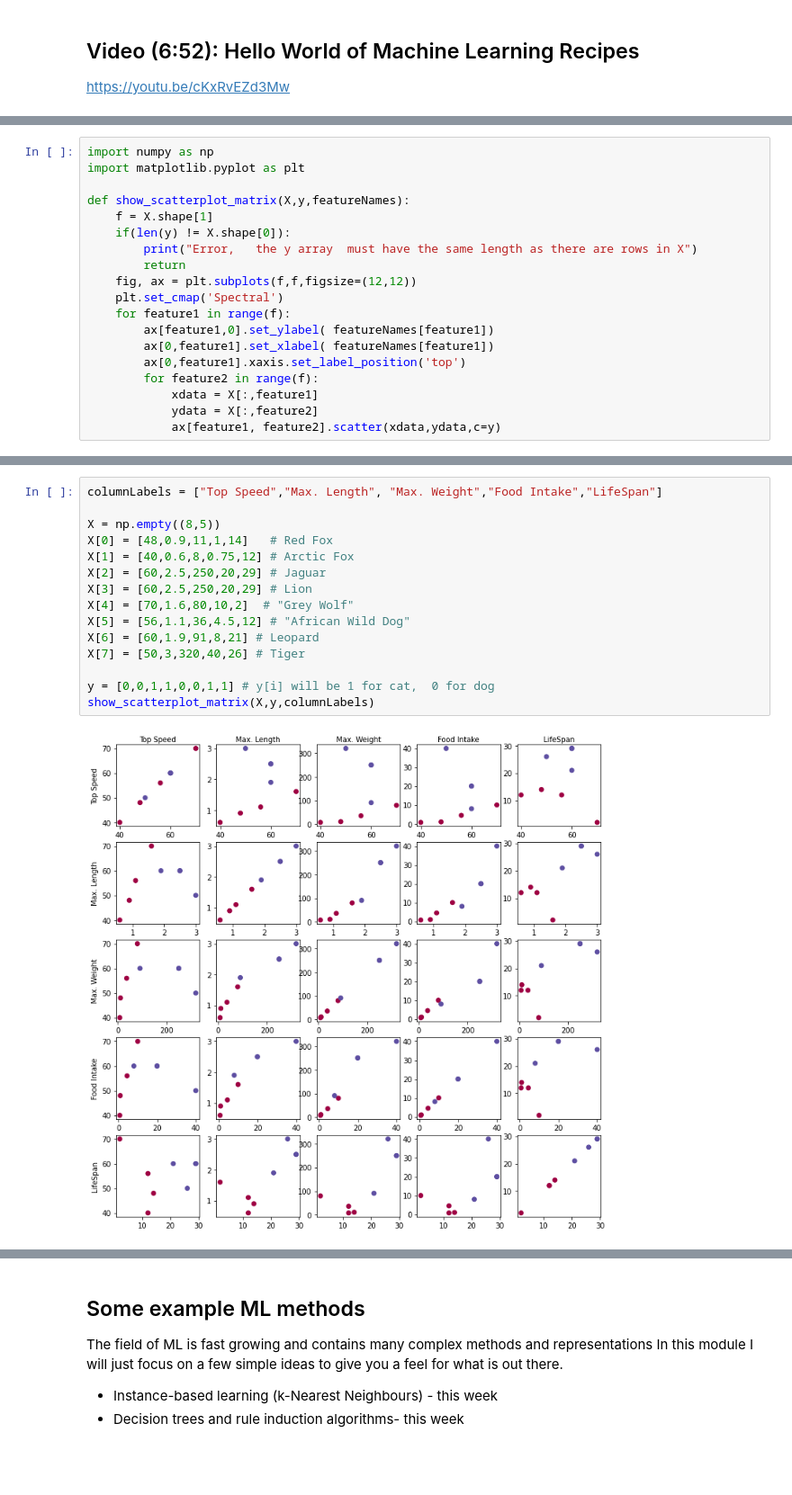
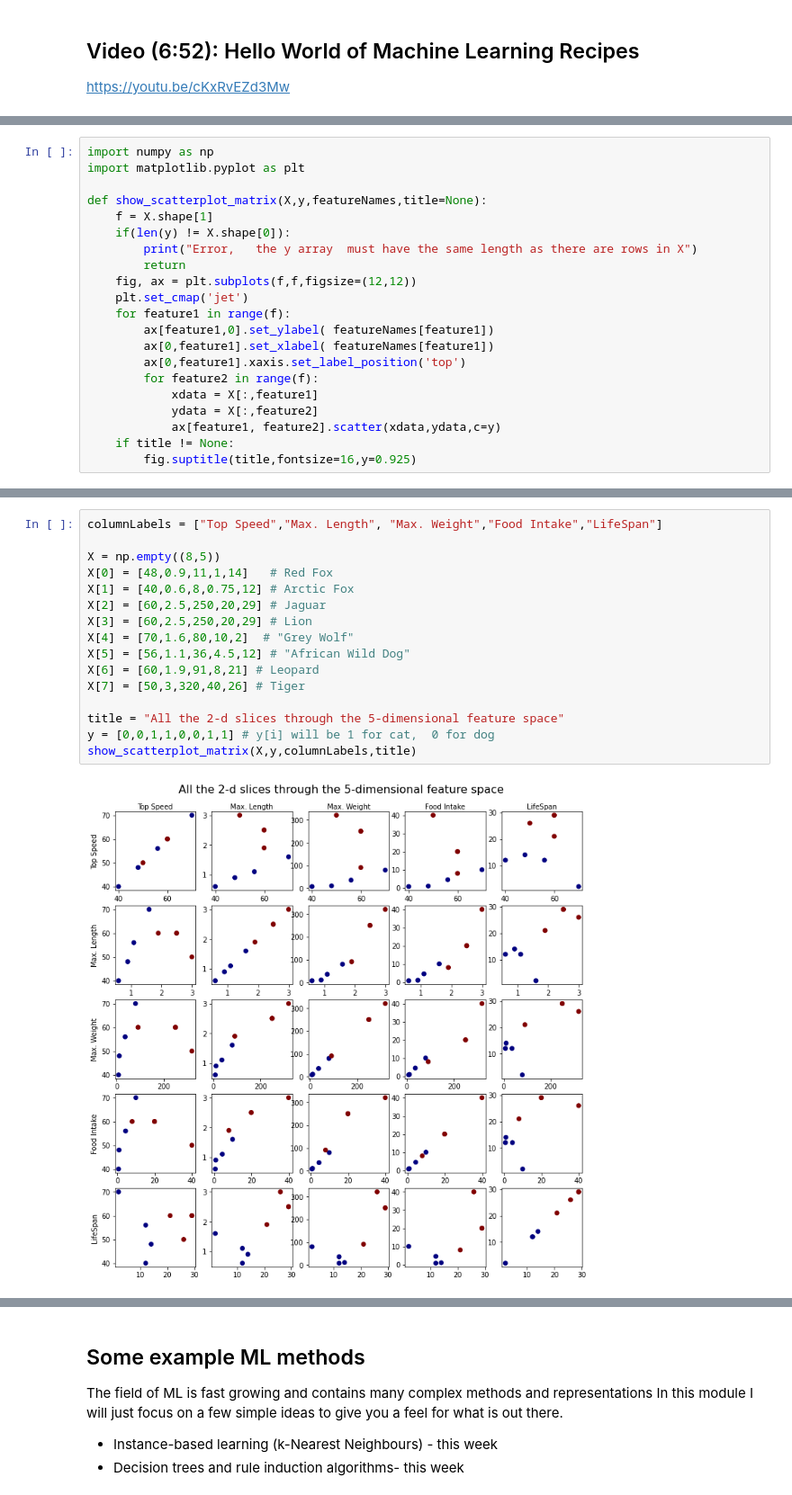
Before and after one commit to jim-smith/AI_Module, a Jupyter notebook: lectures/Supervised_Machine_Learning.ipynb, the cells around one changed output, grey strips where cells are left out. Shown: that part at 90% size. Cells and saved outputs as stored; diff of their text form; blank space fills up the shorter version.

```diff
--- a/lectures/Supervised_Machine_Learning.ipynb
+++ b/lectures/Supervised_Machine_Learning.ipynb
@@ -74,13 +75,13 @@ The label set *y* is a 2D array with *n* entries
 import numpy as np
 import matplotlib.pyplot as plt
 
-def show_scatterplot_matrix(X,y,featureNames):
+def show_scatterplot_matrix(X,y,featureNames,title=None):
     f = X.shape[1]
     if(len(y) != X.shape[0]):
         print("Error,   the y array  must have the same length as there are rows in X")
         return
     fig, ax = plt.subplots(f,f,figsize=(12,12))
-    plt.set_cmap('Spectral')
+    plt.set_cmap('jet')
     for feature1 in range(f):
         ax[feature1,0].set_ylabel( featureNames[feature1])
         ax[0,feature1].set_xlabel( featureNames[feature1])
@@ -89,3 +90,5 @@ def show_scatterplot_matrix(X,y,featureNames):
             xdata = X[:,feature1]
             ydata = X[:,feature2]
             ax[feature1, feature2].scatter(xdata,ydata,c=y)
+    if title != None:
+        fig.suptitle(title,fontsize=16,y=0.925)
@@ -92,17 +97,18 @@ def show_scatterplot_matrix(X,y,featureNames):
 # %%
 columnLabels = ["Top Speed","Max. Length", "Max. Weight","Food Intake","LifeSpan"]
 
 X = np.empty((8,5))
 X[0] = [48,0.9,11,1,14]   # Red Fox
 X[1] = [40,0.6,8,0.75,12] # Arctic Fox
 X[2] = [60,2.5,250,20,29] # Jaguar
 X[3] = [60,2.5,250,20,29] # Lion
 X[4] = [70,1.6,80,10,2]  # "Grey Wolf"
 X[5] = [56,1.1,36,4.5,12] # "African Wild Dog"
 X[6] = [60,1.9,91,8,21] # Leopard
 X[7] = [50,3,320,40,26] # Tiger
 
+title = "All the 2-d slices through the 5-dimensional feature space"
 y = [0,0,1,1,0,0,1,1] # y[i] will be 1 for cat,  0 for dog
-show_scatterplot_matrix(X,y,columnLabels)
+show_scatterplot_matrix(X,y,columnLabels,title)
 # %% [output]
-[figure, old version]
+[figure, new version]
```
Also changed, not shown: parts of 21 cells of this notebook.
